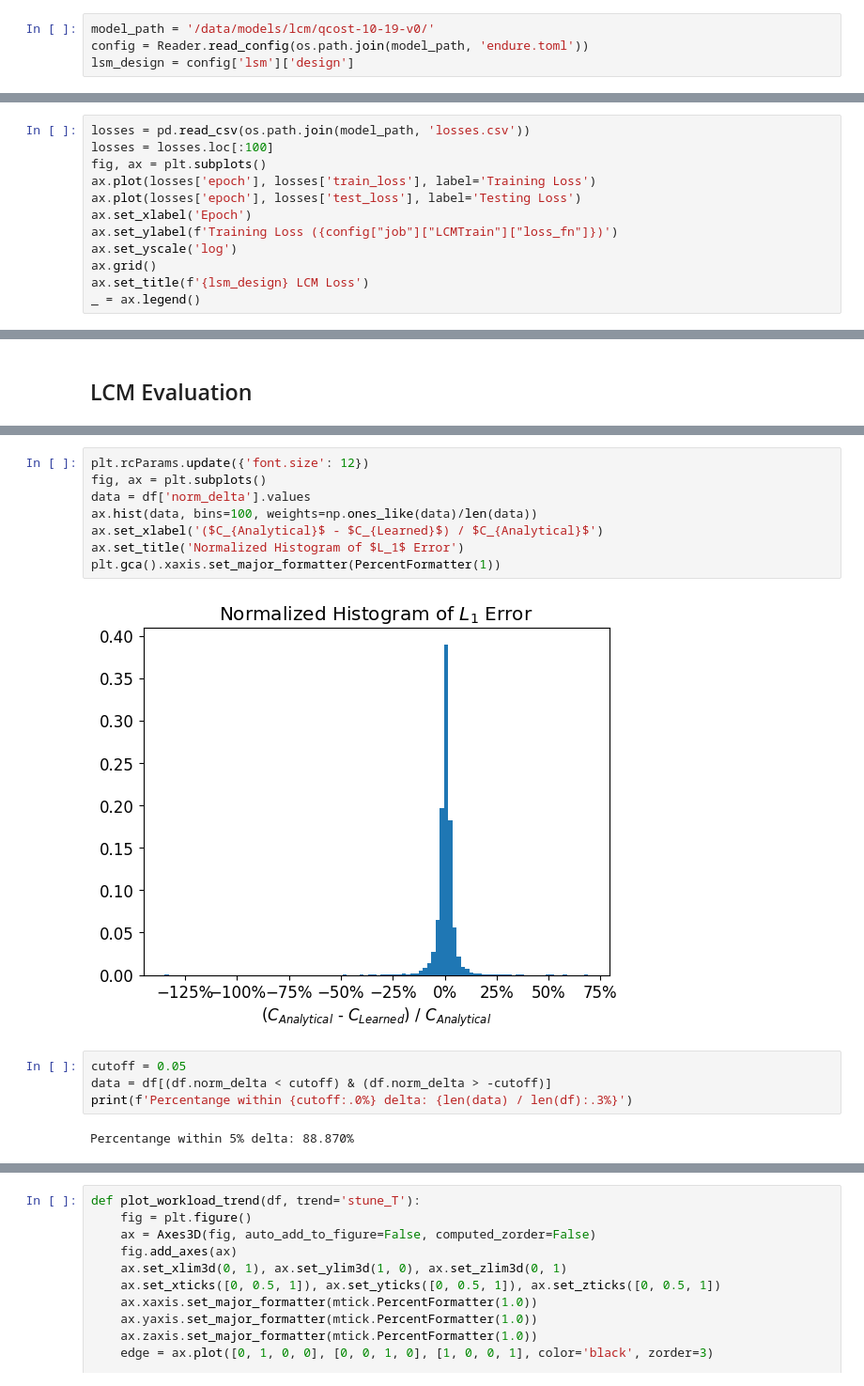
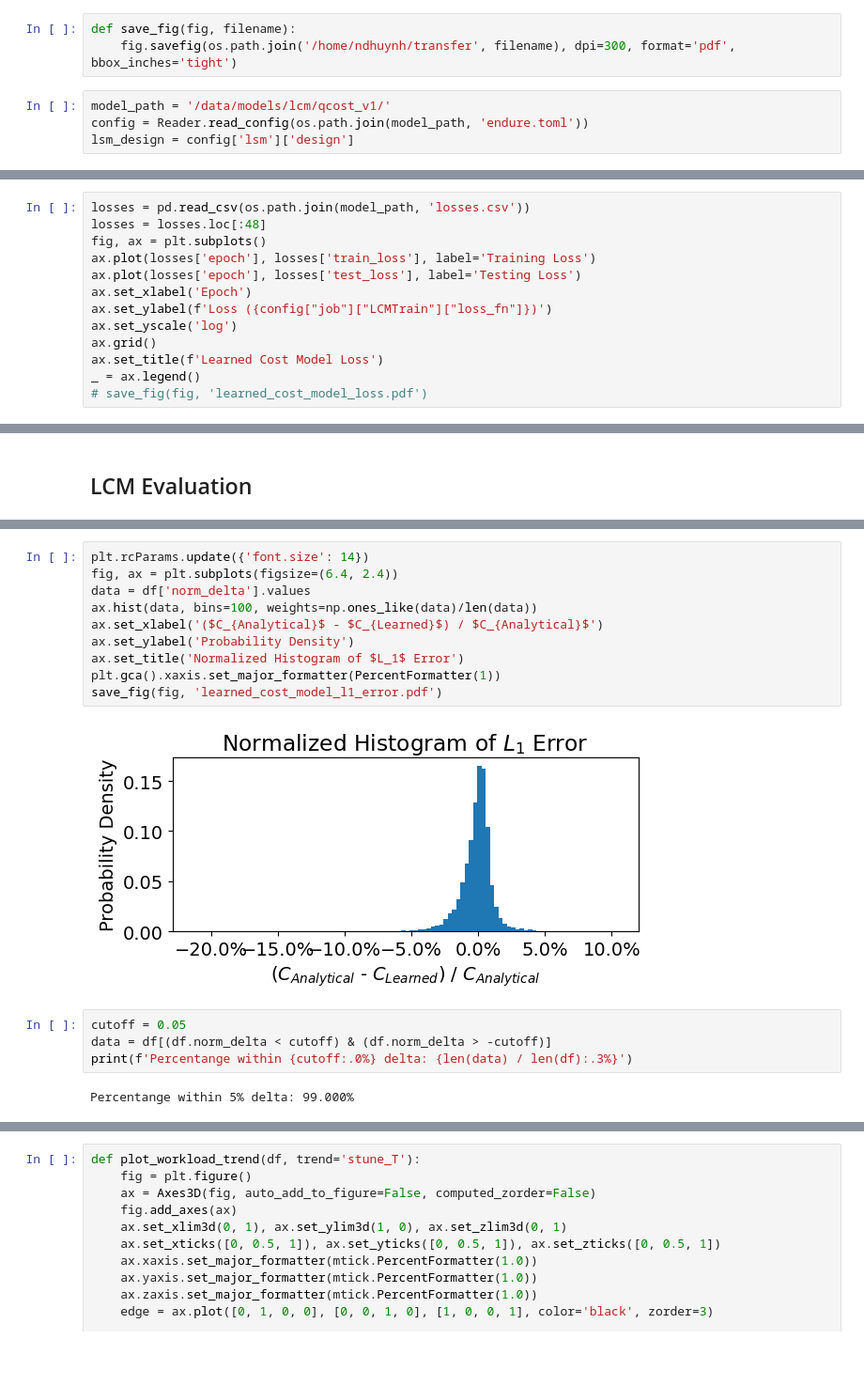
Before and after one commit to ephoris/endure-jupyter, a Jupyter notebook: experiments/00_lcm_eval.ipynb, the cells around one changed output, grey strips where cells are left out. Shown at 94% size. Saved outputs shown, nothing was run; the diff lists cells and outputs as text; blank space fills up the shorter version.

```diff
--- a/experiments/00_lcm_eval.ipynb
+++ b/experiments/00_lcm_eval.ipynb
@@ -27,8 +27,11 @@ import endure.lcm.data.generator as Gen
 from endure.ltune.data.generator import LTuneGenerator
 from endure.lsm.types import Policy, LSMDesign, System
 from endure.lsm.cost import EndureCost
+# %%
+def save_fig(fig, filename):
+    fig.savefig(os.path.join('/home/ndhuynh/transfer', filename), dpi=300, format='pdf', bbox_inches='tight')
 # %%
-model_path = '/data/models/lcm/qcost-10-19-v0/'
+model_path = '/data/models/lcm/qcost_v1/'
 config = Reader.read_config(os.path.join(model_path, 'endure.toml'))
 lsm_design = config['lsm']['design']
 # %%
@@ -70,14 +73,15 @@ else:
 # Loss Graph
 # %%
 losses = pd.read_csv(os.path.join(model_path, 'losses.csv'))
-losses = losses.loc[:100]
+losses = losses.loc[:48]
 fig, ax = plt.subplots()
 ax.plot(losses['epoch'], losses['train_loss'], label='Training Loss')
 ax.plot(losses['epoch'], losses['test_loss'], label='Testing Loss')
 ax.set_xlabel('Epoch')
-ax.set_ylabel(f'Training Loss ({config["job"]["LCMTrain"]["loss_fn"]})')
+ax.set_ylabel(f'Loss ({config["job"]["LCMTrain"]["loss_fn"]})')
 ax.set_yscale('log')
 ax.grid()
-ax.set_title(f'{lsm_design} LCM Loss')
+ax.set_title(f'Learned Cost Model Loss')
 _ = ax.legend()
+# save_fig(fig, 'learned_cost_model_loss.pdf')
 # %% [output]
@@ -217,19 +211,21 @@ acm, lcm, (acm - lcm) / acm
 # %%
-plt.rcParams.update({'font.size': 12})
-fig, ax = plt.subplots()
+plt.rcParams.update({'font.size': 14})
+fig, ax = plt.subplots(figsize=(6.4, 2.4))
 data = df['norm_delta'].values
 ax.hist(data, bins=100, weights=np.ones_like(data)/len(data))
 ax.set_xlabel('($C_{Analytical}$ - $C_{Learned}$) / $C_{Analytical}$')
+ax.set_ylabel('Probability Density')
 ax.set_title('Normalized Histogram of $L_1$ Error')
 plt.gca().xaxis.set_major_formatter(PercentFormatter(1))
+save_fig(fig, 'learned_cost_model_l1_error.pdf')
 # %% [output]
-[figure, old version]
+[figure, new version]
 # %%
 cutoff = 0.05
 data = df[(df.norm_delta < cutoff) & (df.norm_delta > -cutoff)]
 print(f'Percentange within {cutoff:.0%} delta: {len(data) / len(df):.3%}')
 # %% [output]
-Percentange within 5% delta: 88.870%
+Percentange within 5% delta: 99.000%
 # %%
 data = df[(df.norm_delta < 0.05) & (df.norm_delta > -0.05)]
 data.sort_values(by='norm_delta')
```
Also changed, not shown: parts of 18 cells of this notebook, 1 other file.
